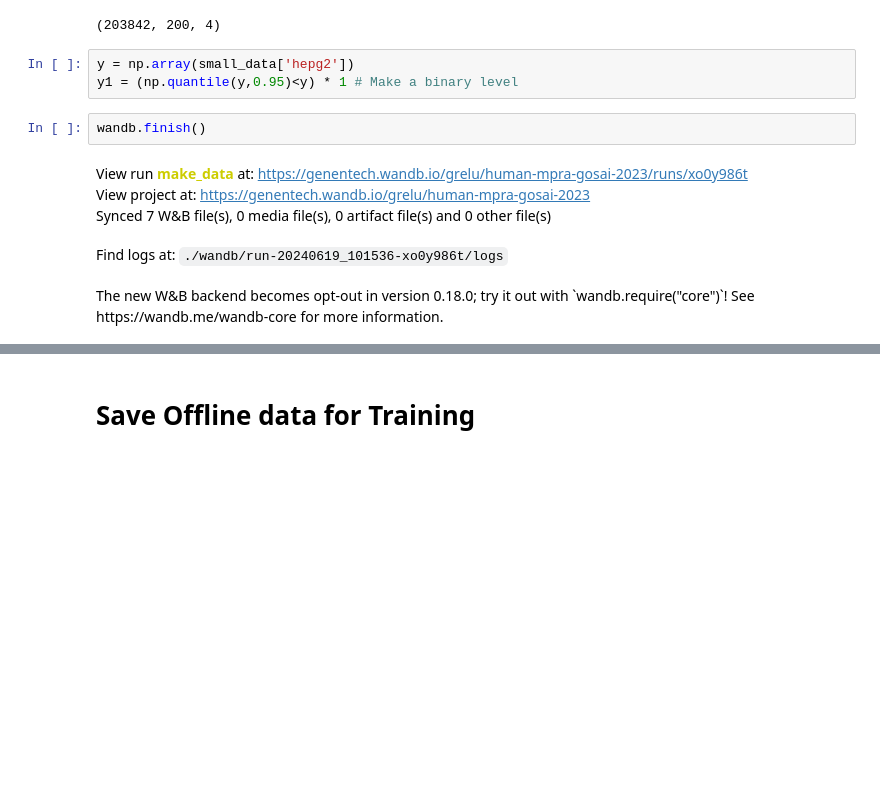
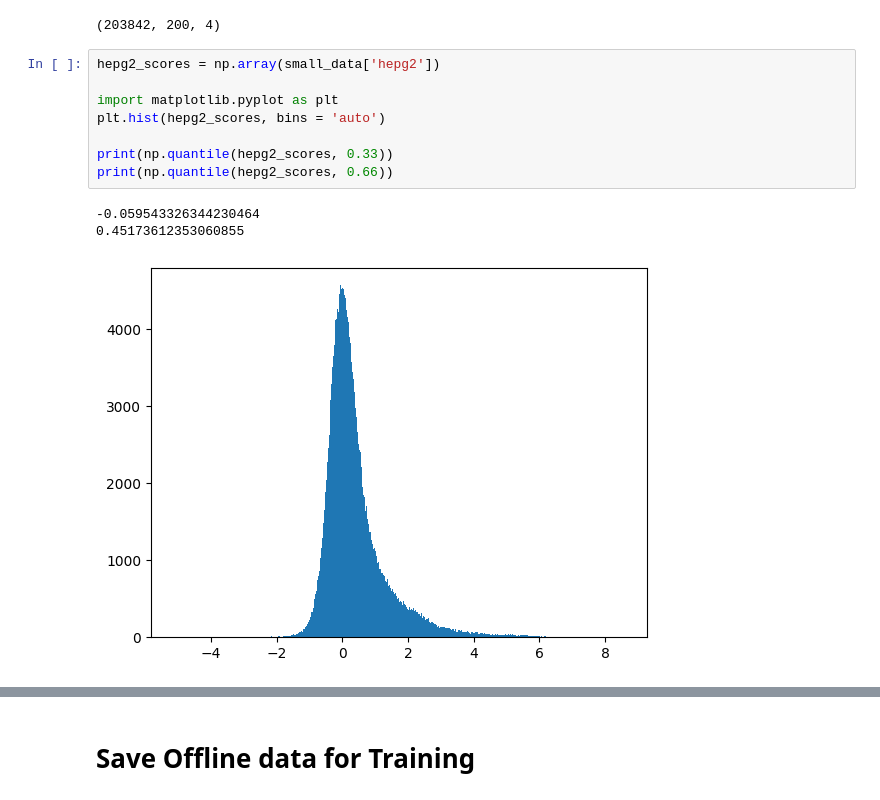
Before and after one commit to masa-ue/RLfinetuning_Diffusion_Bioseq, a Jupyter notebook: tutorials/Human-enhancer/1-Enhancer_data_collection.ipynb, the cells around one changed output, grey strips where cells are left out. Drawn from its saved outputs; the diff is of its cells as text; blank space fills up the shorter version.

```diff
--- a/tutorials/Human-enhancer/1-Enhancer_data_collection.ipynb
+++ b/tutorials/Human-enhancer/1-Enhancer_data_collection.ipynb
@@ -49,14 +38,15 @@ x = np.array(seq_x)
 print(x.shape) # Data Size
 # %% [output]
 (203842, 200, 4)
-# %%
-y = np.array(small_data['hepg2'])
-y1 = (np.quantile(y,0.95)<y) * 1 # Make a binary level
-# %%
-wandb.finish()
-# %% [output]
-View run make_data at: https://genentech.wandb.io/grelu/human-mpra-gosai-2023/runs/xo0y986t
-View project at: https://genentech.wandb.io/grelu/human-mpra-gosai-2023
-Synced 7 W&B file(s), 0 media file(s), 0 artifact file(s) and 0 other file(s)
-Find logs at: ./wandb/run-20240619_101536-xo0y986t/logs
-The new W&B backend becomes opt-out in version 0.18.0; try it out with `wandb.require("core")`! See https://wandb.me/wandb-core for more information.
+# %%
+hepg2_scores = np.array(small_data['hepg2'])
+
+import matplotlib.pyplot as plt
+plt.hist(hepg2_scores, bins = 'auto')
+
+print(np.quantile(hepg2_scores, 0.33))
+print(np.quantile(hepg2_scores, 0.66))
+# %% [output]
+-0.059543326344230464
+0.45173612353060855
+[figure, added]
```
Also changed, not shown: parts of 6 cells of this notebook, 35 other files.
